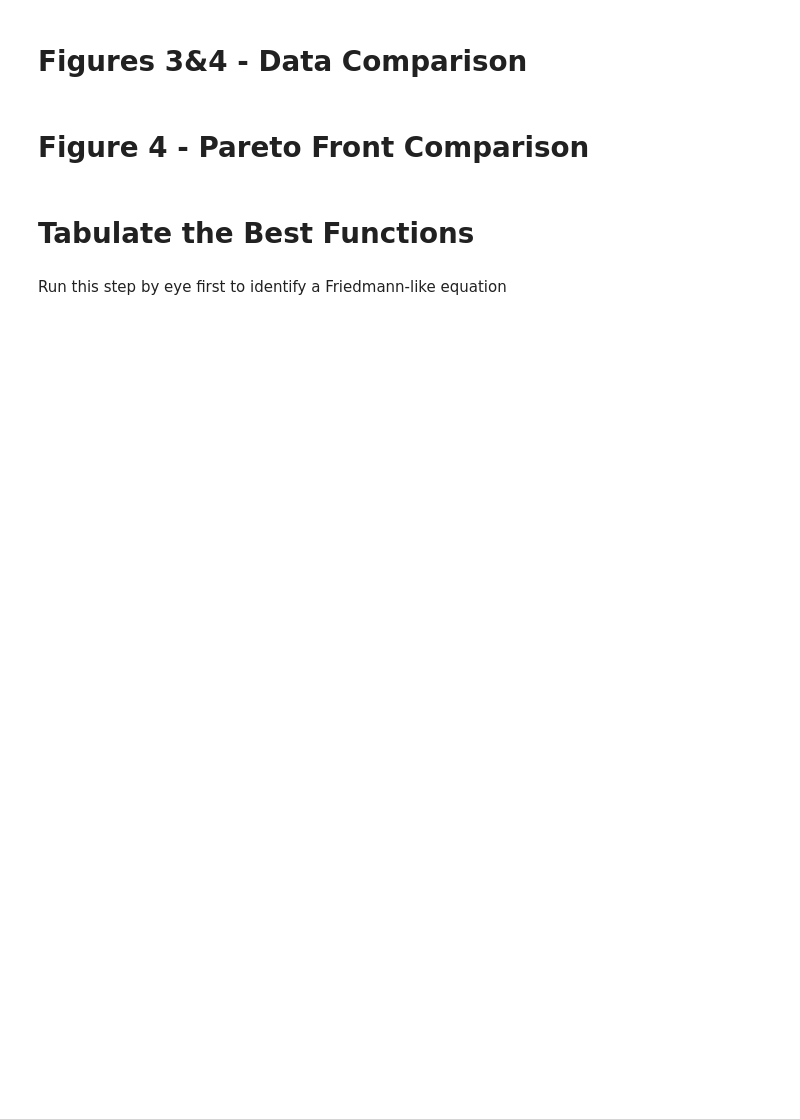
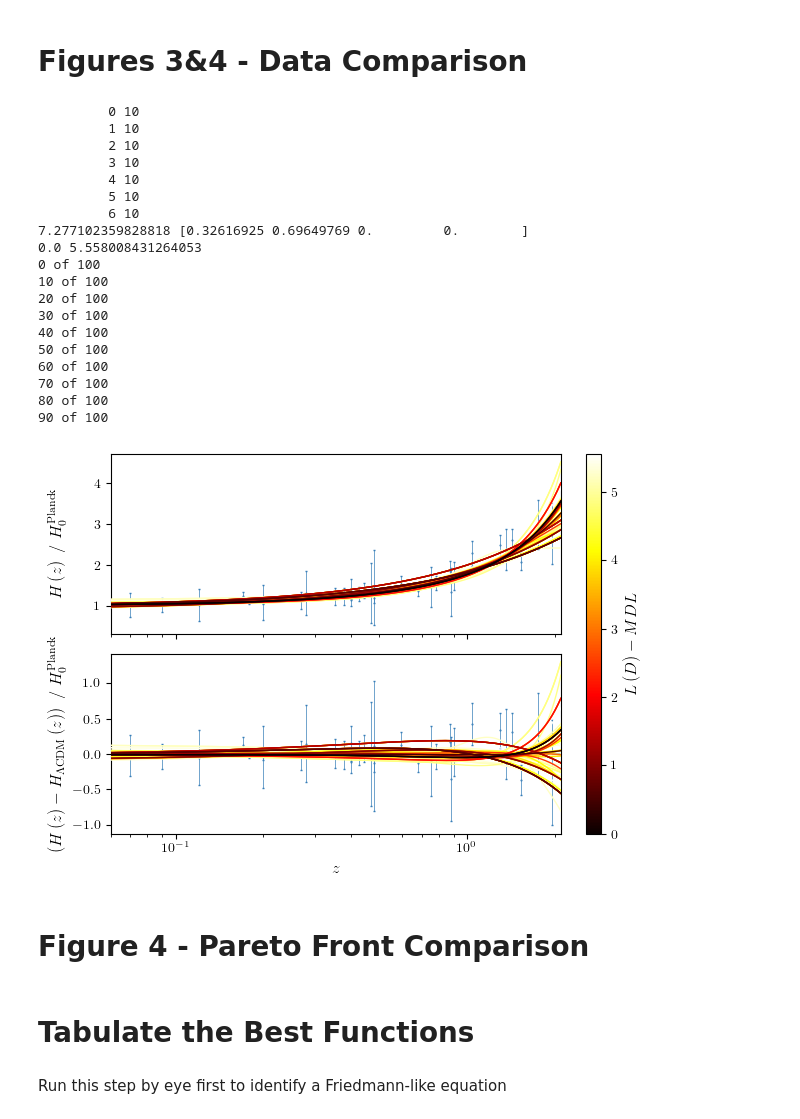
Before and after one commit to DeaglanBartlett/ESR, a Jupyter notebook: Paper1_Plots.ipynb, the cells around one changed output. Cells and saved outputs as stored; diff of their text form; code cells hidden in the pictures; blank space fills up the shorter version.

```diff
--- a/Paper1_Plots.ipynb
+++ b/Paper1_Plots.ipynb
@@ -343,10 +358,11 @@ Total: 4865011 119861 40.58877366282611 1399.3820592185948
 # %% [markdown]
 # Figures 3&4 - Data Comparison
 # %%
-def data_comparison(likelihood, nfun, ylabel1, ylabel2, savename):
+def data_comparison(likelihood, all_compl, xplot, nfun, ylabel1, ylabel2, savename):
 
-    xplot = np.logspace(np.log10(6e-2), np.log10(2.1), 1000) + 1
     tmax = 5
+
+    likelihood.clear_data()
 
     # GET LCDM FUNCTION
     fcn_i = 'a0 * pow(x, 3) + a1'
@@ -377,7 +393,6 @@ def data_comparison(likelihood, nfun, ylabel1, ylabel2, savename):
     ylcdm_plot = likelihood.get_pred(xplot, p[:k], eq_numpy, integrated=integrated)
 
     # GET OTHER FUNCTIONS
-    all_compl = np.arange(3, 9)
     fcn_list = []
     all_DL = []
     params = []
@@ -465,46 +480,71 @@ def data_comparison(likelihood, nfun, ylabel1, ylabel2, savename):
         ax1.plot(xplot-1, ypred_plot, **plot_kwargs)
         ax2.plot(xplot-1, ypred_plot-ylcdm_plot, **plot_kwargs)
 
     cmvar = plt.get_cmap('Set1')
     plot_kwargs = {'fmt':'.', 'markersize':1, 'zorder':-1,
                  'capsize':1, 'elinewidth':0.5, 'color':cmvar(1), 'alpha':1}
 
     ax1.errorbar(likelihood.xvar-1, likelihood.yvar, yerr=likelihood.yerr, **plot_kwargs)
     ax2.errorbar(likelihood.xvar-1, likelihood.yvar-ylcdm_var, yerr=likelihood.yerr, **plot_kwargs)
     ax2.axhline(y=0, color=cmvar(1), ls='--')
 
-    ax2.set_xlabel(r'$z$')
-    ax1.set_ylabel(ylabel1)
-    ax2.set_ylabel(ylabel2)
+    ax2.set_xlabel(r'$z$', fontsize=12)
+    ax1.set_ylabel(ylabel1, fontsize=12)
+    ax2.set_ylabel(ylabel2, fontsize=12)
 
     ax1.set_xlim(xplot.min()-1, xplot.max()-1)
     ax1.set_xscale('log')
     ax1.set_xticklabels([])
 
     cb1 = mpl.colorbar.ColorbarBase(ax3,cmap=cmap,norm=norm,orientation='vertical')
-    cb1.set_label(r'$L \left( D \right) - MDL$')
+    cb1.set_label(r'$L \left( D \right) - MDL$', fontsize=12)
 
     fig.align_ylabels([ax1, ax2])
     fig.tight_layout()
 
-    ax1.get_yaxis().set_label_coords(-0.08,0.5)
-    ax2.get_yaxis().set_label_coords(-0.08,0.5)
+    ax1.get_yaxis().set_label_coords(-0.1,0.5)
+    ax2.get_yaxis().set_label_coords(-0.1,0.5)
 
     fig.savefig(savename, bbox_inches='tight', transparent=True)
 
     return
 
 data_comparison(cc_like,
+                np.arange(1, 11),
+                np.logspace(np.log10(6e-2), np.log10(2.1), 1000) + 1,
                 100,
-                r'$H \left( z \right) \ / \ H_0$',
-                r'$\left( H \left( z \right) - H_{\rm \Lambda CDM} \left( z \right) \right) \ / \ H_0$',
+                r'$H \left( z \right) \ / \ H_0^{\rm Planck}$',
+                r'$\left( H \left( z \right) - H_{\rm \Lambda CDM} \left( z \right) \right) \ / \ H_0^{\rm Planck}$',
                 'figs/cc_prediction.pdf')
 
-data_comparison(panth_like,
-                10,
-                r'$\mu \left( z \right)$',
-                r'$\mu \left( z \right) - \mu_{\rm \Lambda CDM} \left( z \right)$',
-                'figs/pantheon_prediction.pdf')
+# data_comparison(panth_like,
+#                 np.arange(1, 9),
+#                 np.logspace(np.log10(8e-3), np.log10(2.5), 1000) + 1,
+#                 100,
+#                 r'$\mu \left( z \right)$',
+#                 r'$\mu \left( z \right) - \mu_{\rm \Lambda CDM} \left( z \right)$',
+#                 'figs/pantheon_prediction.pdf')
+# %% [output]
+         0 10
+         1 10
+         2 10
+         3 10
+         4 10
+         5 10
+         6 10
+7.277102359828818 [0.32616925 0.69649769 0.         0.        ]
+0.0 5.558008431264053
+0 of 100
+10 of 100
+20 of 100
+30 of 100
+40 of 100
+50 of 100
+60 of 100
+70 of 100
+80 of 100
+90 of 100
+[figure, added]
 # %% [markdown]
 # Figure 4 - Pareto Front Comparison
 # %%
```
Also changed, not shown: parts of 7 cells of this notebook, 6 other files.
